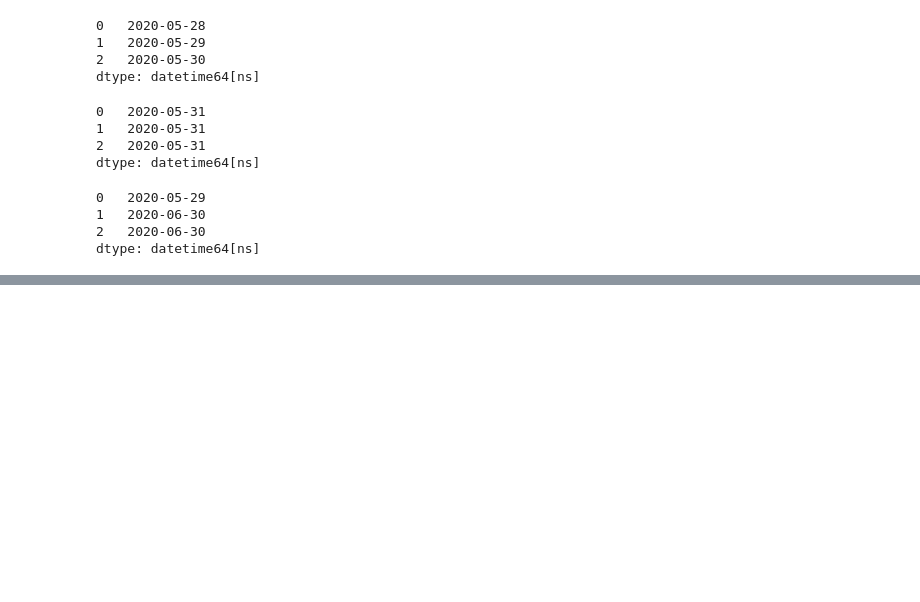
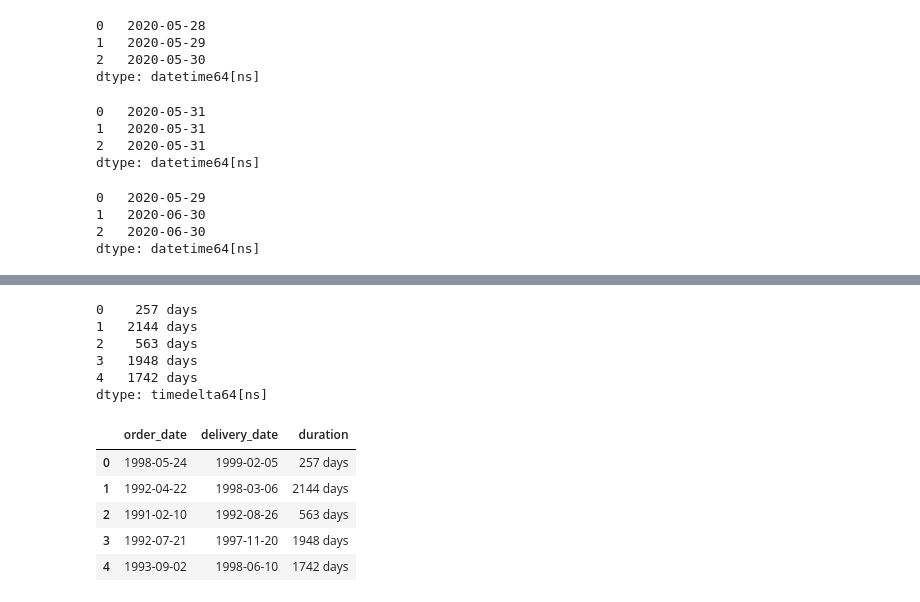
Before and after one commit to ljyGmail/pandas_in_action, a Jupyter notebook: ch11_working_with_dates_and_times.ipynb, the cells around one changed output, grey strips where cells are left out. Saved outputs shown, nothing was run; the diff lists cells and outputs as text; code cells hidden in the pictures; blank space fills up the shorter version.

```diff
--- a/ch11_working_with_dates_and_times.ipynb
+++ b/ch11_working_with_dates_and_times.ipynb
@@ -531,0 +606,22 @@ dtype: datetime64[ns]
+# %%
+(deliveries["delivery_date"] - deliveries["order_date"]).head()
+# %% [output]
+0    257 days
+1   2144 days
+2    563 days
+3   1948 days
+4   1742 days
+dtype: timedelta64[ns]
+# %%
+deliveries["duration"] = (
+    deliveries["delivery_date"] - deliveries["order_date"]
+)
+
+deliveries.head()
+# %% [output]
+|  | order_date | delivery_date | duration |
+| 0 | 1998-05-24 | 1999-02-05 | 257 days |
+| 1 | 1992-04-22 | 1998-03-06 | 2144 days |
+| 2 | 1991-02-10 | 1992-08-26 | 563 days |
+| 3 | 1992-07-21 | 1997-11-20 | 1948 days |
+| 4 | 1993-09-02 | 1998-06-10 | 1742 days |
```
Also changed, not shown: parts of 22 cells of this notebook.
